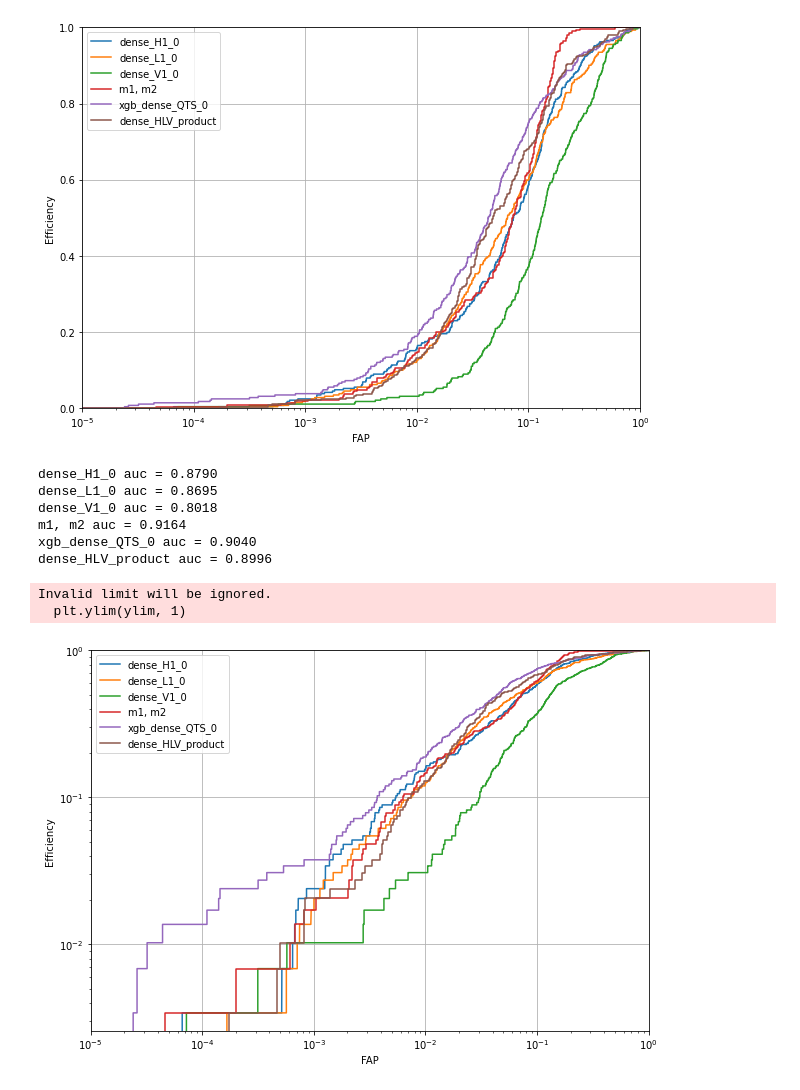
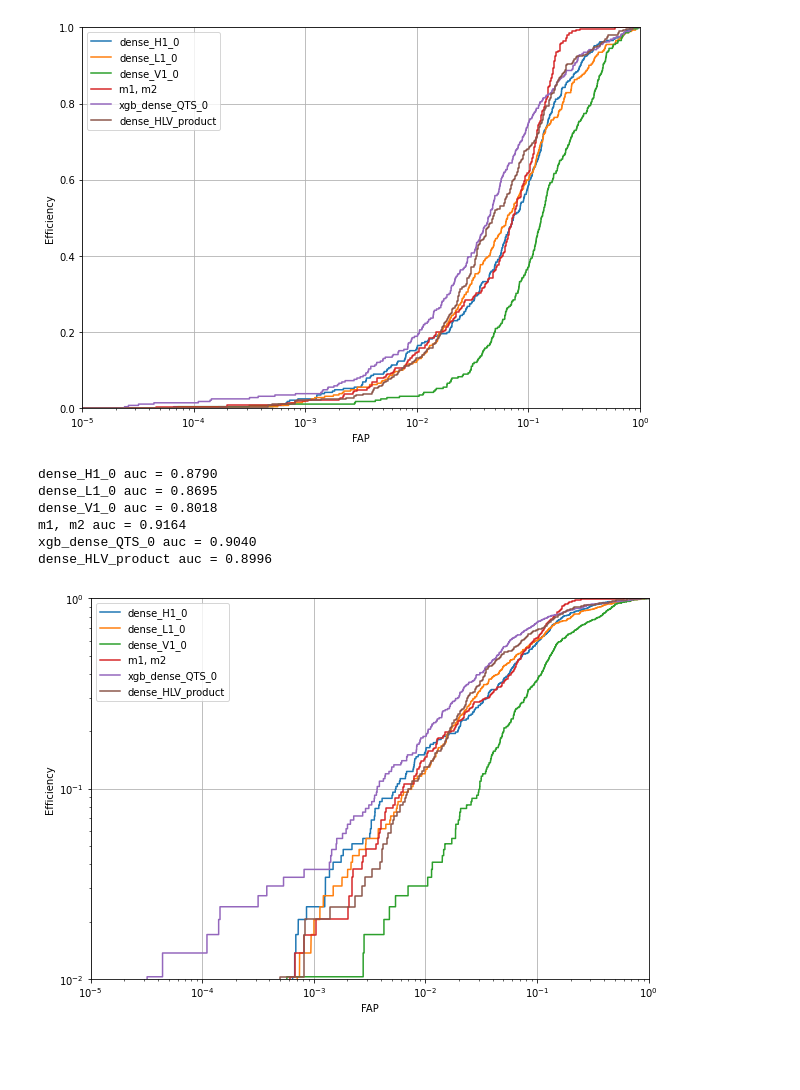
Before and after one commit to srashtig/lensid-15jul-2022, a Jupyter notebook: review/ML_blu_FPPs_inj_pars_investigate.ipynb, the cells around one changed output. Cells and saved outputs as stored; diff of their text form; code cells hidden in the pictures; blank space fills up the shorter version.

```diff
--- a/review/ML_blu_FPPs_inj_pars_investigate.ipynb
+++ b/review/ML_blu_FPPs_inj_pars_investigate.ipynb
@@ -908,14 +1135,12 @@ xgb_dense_QTS_0 auc = 0.9040
 dense_HLV_product auc = 0.8996
 [figure]
 # %%
-fig=ml.plot_ROCs(df_test,cols=['dense_H1_0', 'dense_L1_0', 'dense_V1_0','m1, m2','xgb_dense_QTS_0','dense_HLV_product'],logy=True)
+fig=ml.plot_ROCs(df_test,cols=['dense_H1_0', 'dense_L1_0', 'dense_V1_0','m1, m2','xgb_dense_QTS_0','dense_HLV_product'],logy=True,ylim=1e-2)
 # %% [output]
 dense_H1_0 auc = 0.8790
 dense_L1_0 auc = 0.8695
 dense_V1_0 auc = 0.8018
 m1, m2 auc = 0.9164
 xgb_dense_QTS_0 auc = 0.9040
 dense_HLV_product auc = 0.8996
-Invalid limit will be ignored.
-  plt.ylim(ylim, 1)
-[figure, old version]
+[figure, new version]
```
Also changed, not shown: parts of 18 cells of this notebook.
